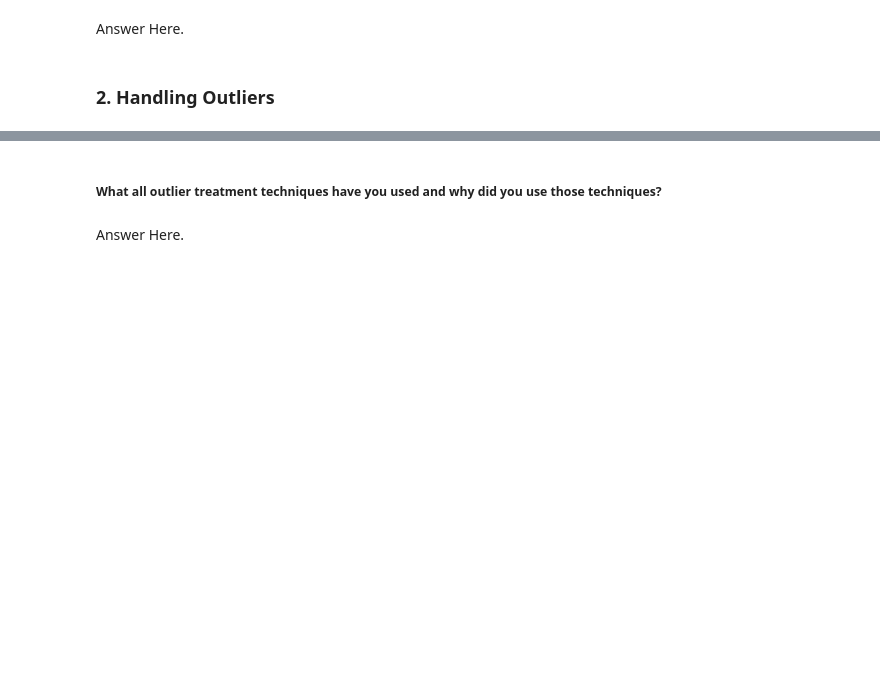
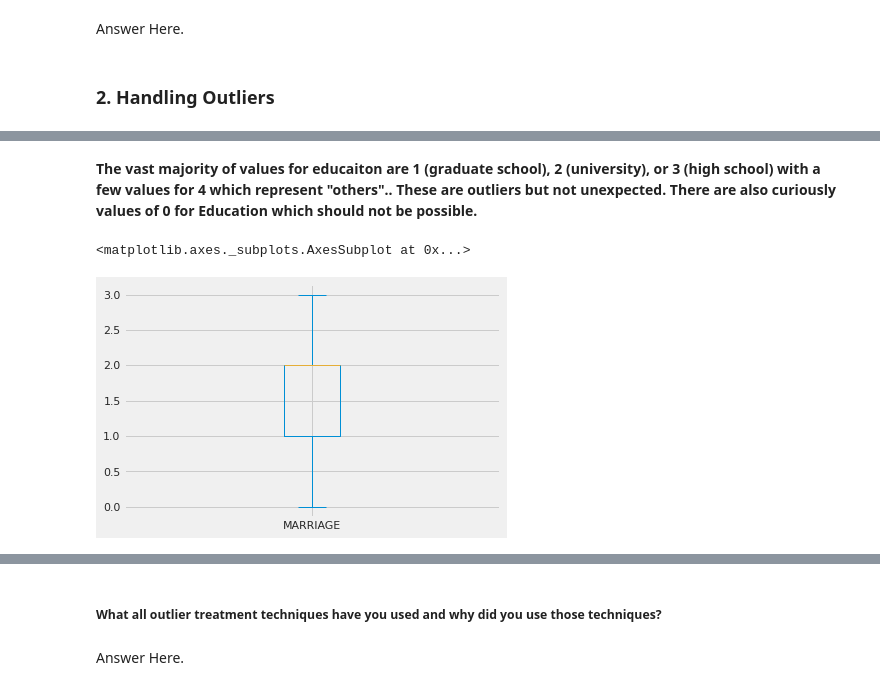
Before and after one commit to PrachiJadhav12/Credit_Card_default_Prediction, a Jupyter notebook: creditCopy_of_Sample_ML_Submission_Template.ipynb, the cells around one changed output, grey strips where cells are left out. Drawn from its saved outputs; the diff is of its cells as text; code cells hidden in the pictures; blank space fills up the shorter version.

```diff
--- a/creditCopy_of_Sample_ML_Submission_Template.ipynb
+++ b/creditCopy_of_Sample_ML_Submission_Template.ipynb
@@ -1100,0 +1136,7 @@ Answer Here.
+# %% [markdown]
+**The vast majority of values for educaiton are 1 (graduate school), 2 (university), or 3 (high school) with a few values for 4 which represent "others".. These are outliers but not unexpected. There are also curiously values of 0 for Education which should not be possible.**
+# %%
+df[['MARRIAGE']].plot(kind='box')
+# %% [output]
+<matplotlib.axes._subplots.AxesSubplot at 0x...>
+[figure, added]
```
Also changed, not shown: parts of 39 cells of this notebook.
